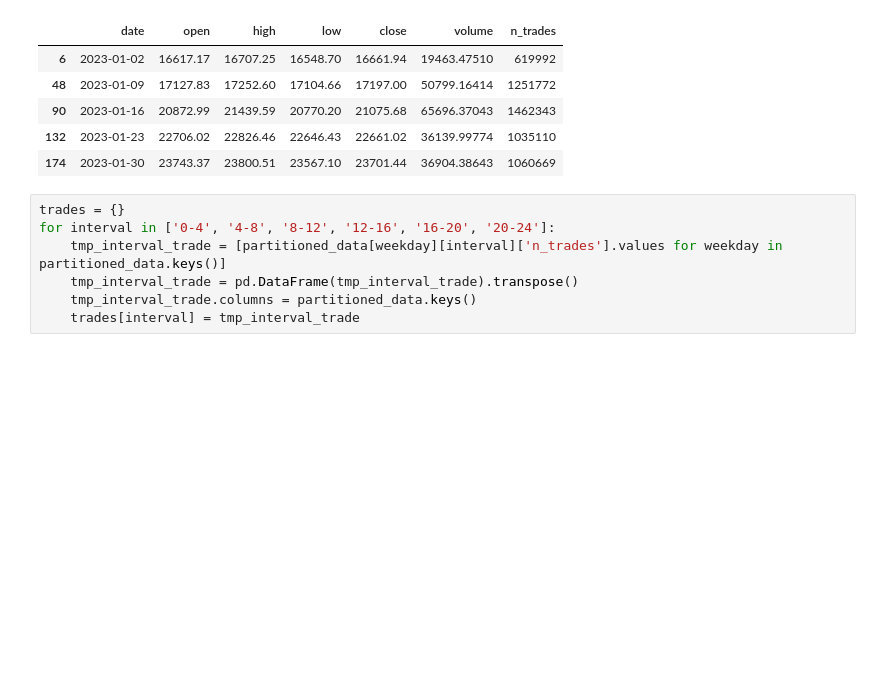
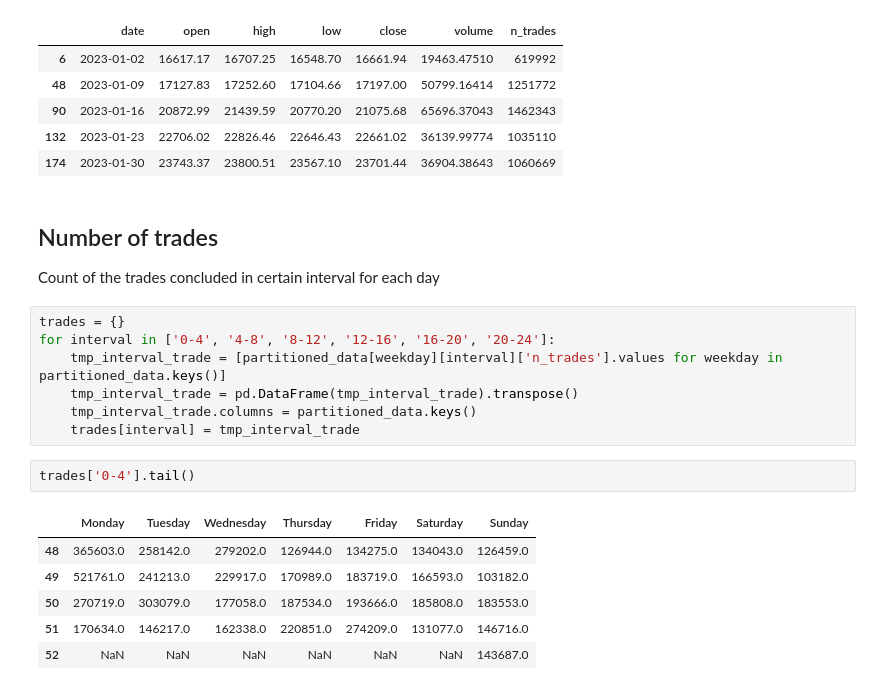
Before and after one commit to plebik/CryptoMagician, a Jupyter notebook: Untitled.ipynb, the cells around one changed output. Saved outputs shown, nothing was run; the diff lists cells and outputs as text; blank space fills up the shorter version.

```diff
--- a/Untitled.ipynb
+++ b/Untitled.ipynb
@@ -40,6 +47,9 @@ partitioned_data['Monday']['0-4'].head()
 | 90 | 2023-01-16 | 20872.99 | 21439.59 | 20770.20 | 21075.68 | 65696.37043 | 1462343 |
 | 132 | 2023-01-23 | 22706.02 | 22826.46 | 22646.43 | 22661.02 | 36139.99774 | 1035110 |
 | 174 | 2023-01-30 | 23743.37 | 23800.51 | 23567.10 | 23701.44 | 36904.38643 | 1060669 |
+# %% [markdown]
+## Number of trades
+Count of the trades concluded in certain interval for each day
 # %%
 trades = {}
 for interval in ['0-4', '4-8', '8-12', '12-16', '16-20', '20-24']:
@@ -47,3 +57,12 @@ for interval in ['0-4', '4-8', '8-12', '12-16', '16-20', '20-24']:
     tmp_interval_trade = pd.DataFrame(tmp_interval_trade).transpose()
     tmp_interval_trade.columns = partitioned_data.keys()
     trades[interval] = tmp_interval_trade
+# %%
+trades['0-4'].tail()
+# %% [output]
+|  | Monday | Tuesday | Wednesday | Thursday | Friday | Saturday | Sunday |
+| 48 | 365603.0 | 258142.0 | 279202.0 | 126944.0 | 134275.0 | 134043.0 | 126459.0 |
+| 49 | 521761.0 | 241213.0 | 229917.0 | 170989.0 | 183719.0 | 166593.0 | 103182.0 |
+| 50 | 270719.0 | 303079.0 | 177058.0 | 187534.0 | 193666.0 | 185808.0 | 183553.0 |
+| 51 | 170634.0 | 146217.0 | 162338.0 | 220851.0 | 274209.0 | 131077.0 | 146716.0 |
+| 52 | NaN | NaN | NaN | NaN | NaN | NaN | 143687.0 |
```
Also changed, not shown: parts of 11 cells of this notebook, 1 other file.
